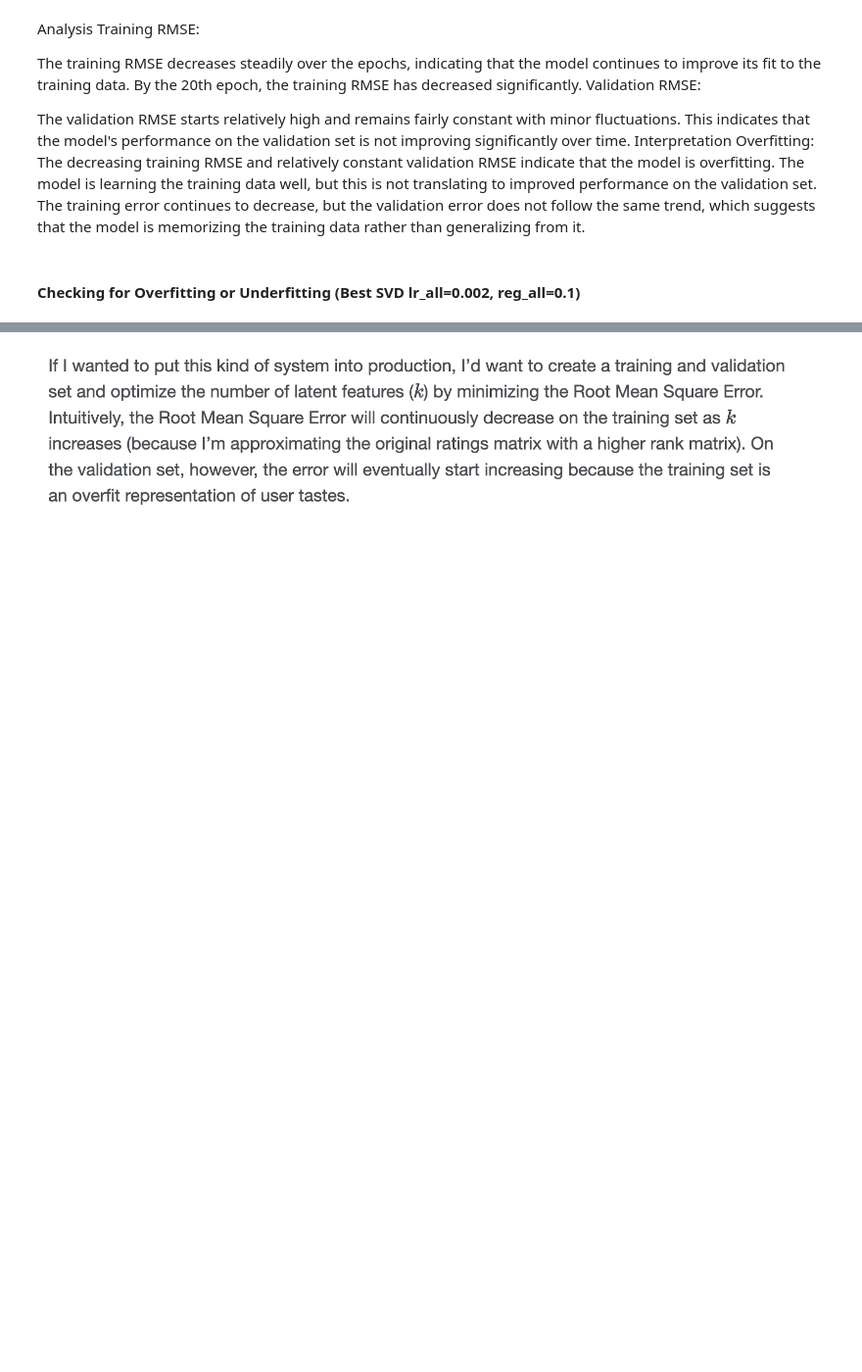
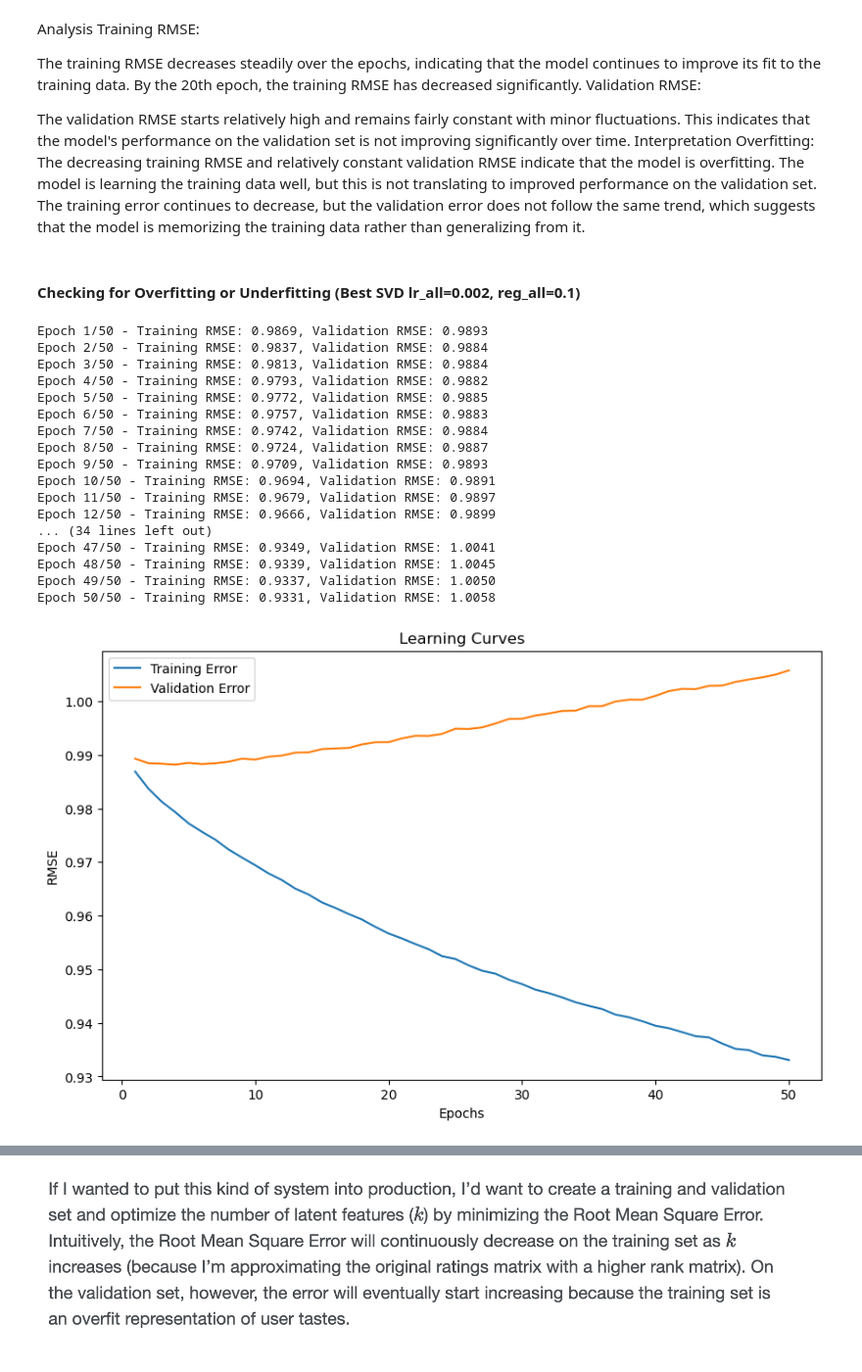
Before and after one commit to dpatel77/CocktailRecommenderSystem, a Jupyter notebook: cocktails.ipynb, the cells around one changed output, grey strips where cells are left out. Shown at 98% size. Saved outputs shown, nothing was run; the diff lists cells and outputs as text; code cells hidden in the pictures; blank space fills up the shorter version.

```diff
--- a/cocktails.ipynb
+++ b/cocktails.ipynb
@@ -1107,0 +1095,61 @@ The training error continues to decrease, but the validation error does not foll
+# %%
+# Function to train SVD model and record RMSE at each epoch using the best hyperparameters
+def train_svd_with_learning_curves(trainset, valset, n_epochs, n_factors=50, lr_all=0.002, reg_all=0.1):
+    train_errors = []
+    val_errors = []
+
+    svd = SVD(n_factors=n_factors, lr_all=lr_all, reg_all=reg_all, n_epochs=1)  # Initialize SVD with n_epochs=1 to control manually
+
+    for epoch in range(n_epochs):
+        svd.n_epochs = epoch + 1
+        svd.fit(trainset)  # Incremental training
+
+        # Calculate RMSE for training set
+        train_predictions = svd.test(trainset.build_testset())
+        train_rmse = accuracy.rmse(train_predictions, verbose=False)
+        train_errors.append(train_rmse)
+
+        # Calculate RMSE for validation set
+        val_predictions = svd.test(valset)
+        val_rmse = accuracy.rmse(val_predictions, verbose=False)
+        val_errors.append(val_rmse)
+
+        print(f"Epoch {epoch + 1}/{n_epochs} - Training RMSE: {train_rmse:.4f}, Validation RMSE: {val_rmse:.4f}")
+
+    return train_errors, val_errors
+
+# Train the model and record learning curves using the best hyperparameters with increased regularization
+n_epochs = 20
+train_errors, val_errors = train_svd_with_learning_curves(trainset, valset, n_epochs, n_factors=50, lr_all=0.002, reg_all=0.1)
+
+# Plot the learning curves
+def plot_learning_curves(train_errors, val_errors):
+    plt.figure(figsize=(10, 6))
+    plt.plot(range(1, n_epochs + 1), train_errors, label='Training Error')
+    plt.plot(range(1, n_epochs + 1), val_errors, label='Validation Error')
+    plt.xlabel('Epochs')
+    plt.ylabel('RMSE')
+    plt.title('Learning Curves')
+    plt.legend()
+    plt.show()
+
+plot_learning_curves(train_errors, val_errors)
+# %% [output]
+Epoch 1/50 - Training RMSE: 0.9869, Validation RMSE: 0.9893
+Epoch 2/50 - Training RMSE: 0.9837, Validation RMSE: 0.9884
+Epoch 3/50 - Training RMSE: 0.9813, Validation RMSE: 0.9884
+Epoch 4/50 - Training RMSE: 0.9793, Validation RMSE: 0.9882
+Epoch 5/50 - Training RMSE: 0.9772, Validation RMSE: 0.9885
+Epoch 6/50 - Training RMSE: 0.9757, Validation RMSE: 0.9883
+Epoch 7/50 - Training RMSE: 0.9742, Validation RMSE: 0.9884
+Epoch 8/50 - Training RMSE: 0.9724, Validation RMSE: 0.9887
+Epoch 9/50 - Training RMSE: 0.9709, Validation RMSE: 0.9893
+Epoch 10/50 - Training RMSE: 0.9694, Validation RMSE: 0.9891
+Epoch 11/50 - Training RMSE: 0.9679, Validation RMSE: 0.9897
+Epoch 12/50 - Training RMSE: 0.9666, Validation RMSE: 0.9899
+... (34 lines left out)
+Epoch 47/50 - Training RMSE: 0.9349, Validation RMSE: 1.0041
+Epoch 48/50 - Training RMSE: 0.9339, Validation RMSE: 1.0045
+Epoch 49/50 - Training RMSE: 0.9337, Validation RMSE: 1.0050
+Epoch 50/50 - Training RMSE: 0.9331, Validation RMSE: 1.0058
+[figure, added]
```
Also changed, not shown: parts of 30 cells of this notebook.
